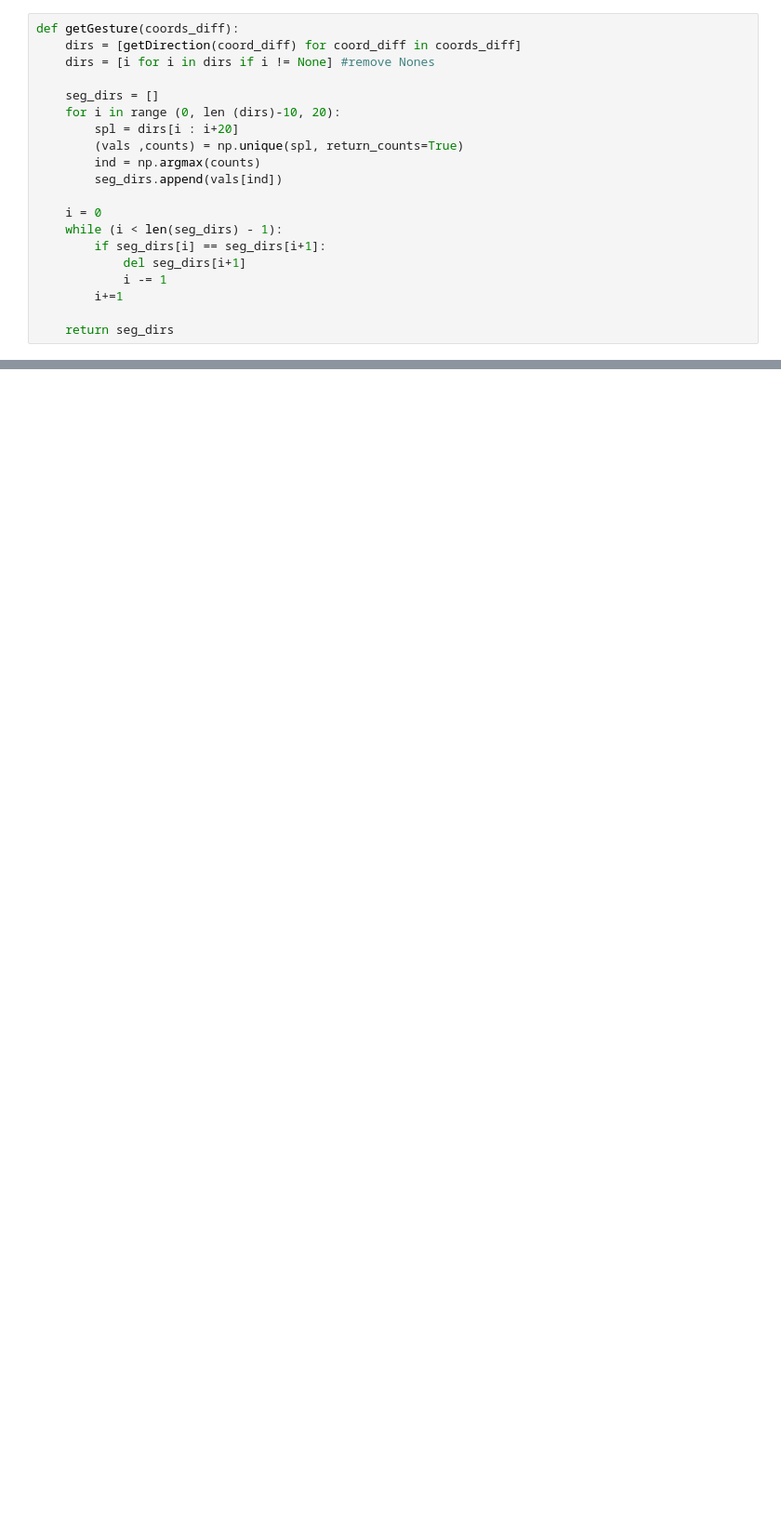
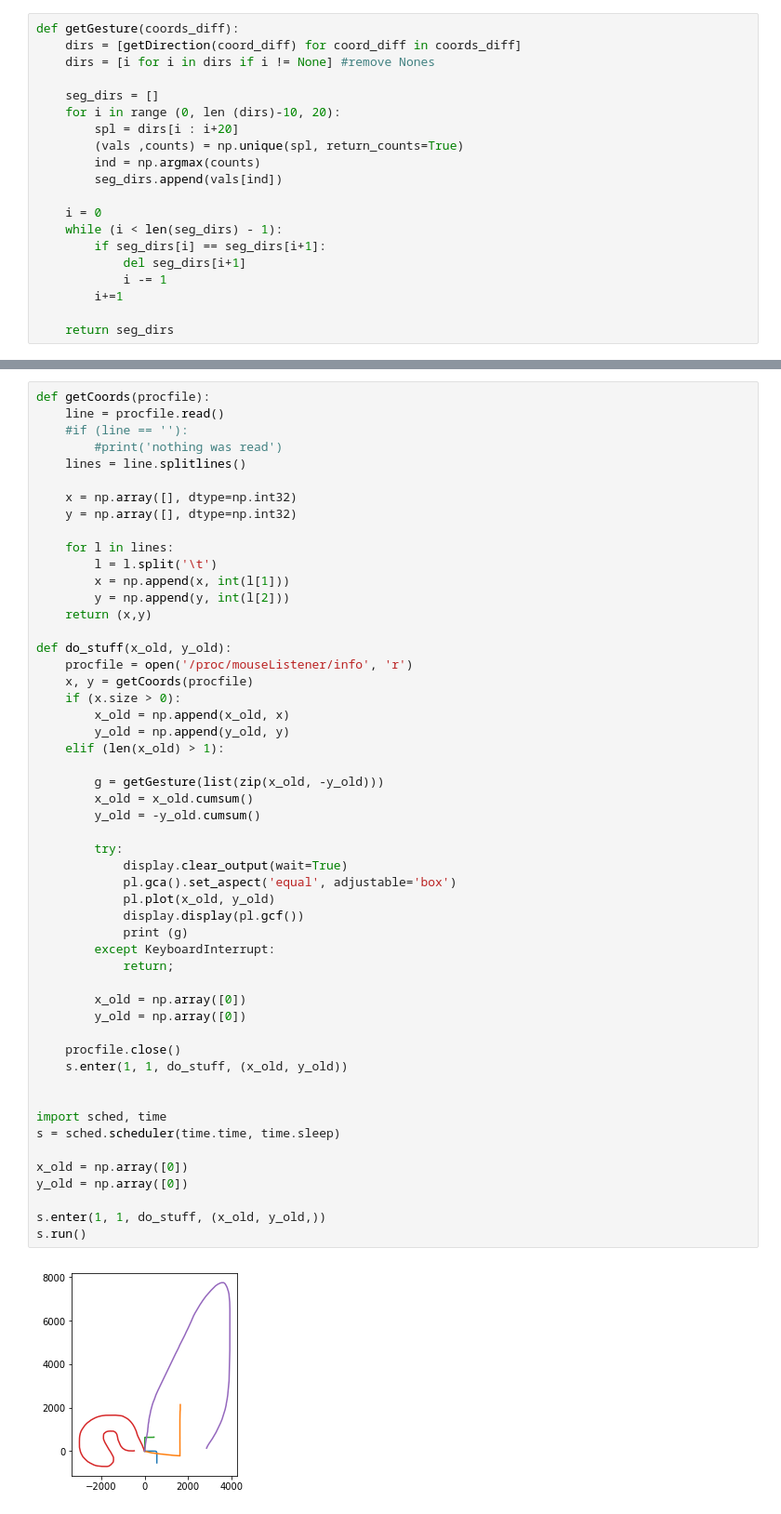
Before and after one commit to dayannn/mouse_gestures_driver, a Jupyter notebook: gest.ipynb, the cells around one changed output, grey strips where cells are left out. Shown at 93% size. Drawn from its saved outputs; the diff is of its cells as text; blank space fills up the shorter version.

Commit message:
Plot interactive update, minor fixes

```diff
--- a/gest.ipynb
+++ b/gest.ipynb
@@ -113,0 +112,54 @@ len =  0
+# %%
+def getCoords(procfile):
+    line = procfile.read()
+    #if (line == ''):
+        #print('nothing was read')
+    lines = line.splitlines()
+
+    x = np.array([], dtype=np.int32)
+    y = np.array([], dtype=np.int32)
+
+    for l in lines:
+        l = l.split('\t')
+        x = np.append(x, int(l[1]))
+        y = np.append(y, int(l[2]))
+    return (x,y)
+
+def do_stuff(x_old, y_old):
+    procfile = open('/proc/mouseListener/info', 'r')
+    x, y = getCoords(procfile)
+    if (x.size > 0):
+        x_old = np.append(x_old, x)
+        y_old = np.append(y_old, y)
+    elif (len(x_old) > 1):
+
+        g = getGesture(list(zip(x_old, -y_old)))
+        x_old = x_old.cumsum()
+        y_old = -y_old.cumsum()
+
+        try:
+            display.clear_output(wait=True)
+            pl.gca().set_aspect('equal', adjustable='box')
+            pl.plot(x_old, y_old)
+            display.display(pl.gcf())
+            print (g)
+        except KeyboardInterrupt:
+            return;
+
+        x_old = np.array([0])
+        y_old = np.array([0])
+
+    procfile.close()
+    s.enter(1, 1, do_stuff, (x_old, y_old))
+
+
+import sched, time
+s = sched.scheduler(time.time, time.sleep)
+
+x_old = np.array([0])
+y_old = np.array([0])
+
+s.enter(1, 1, do_stuff, (x_old, y_old,))
+s.run()
+# %% [output]
+[figure, added]
```
Also changed, not shown: parts of 6 cells of this notebook, 2 other files.
